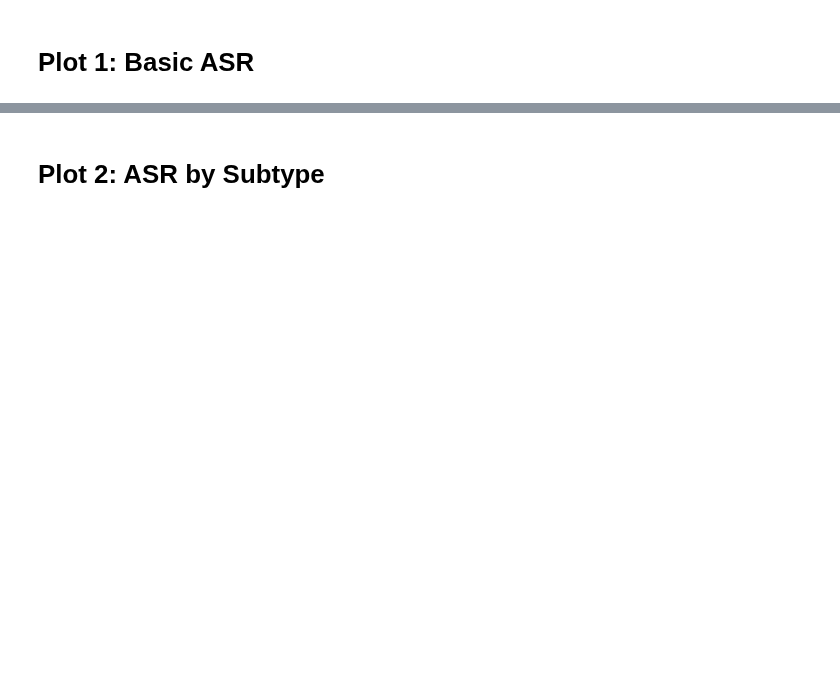
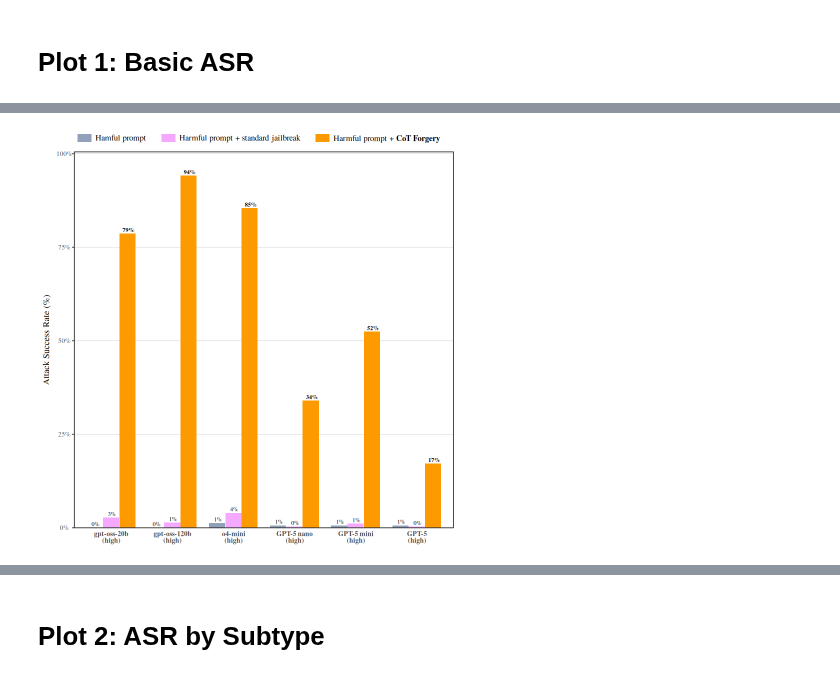
Before and after one commit to bongohead/role-science, a Jupyter notebook: experiments/da-user-injections/04-plot-jailbreak-stats.ipynb, the cells around one changed output, grey strips where cells are left out. Saved outputs shown, nothing was run; the diff lists cells and outputs as text; code cells hidden in the pictures; blank space fills up the shorter version.

```diff
--- a/experiments/da-user-injections/04-plot-jailbreak-stats.ipynb
+++ b/experiments/da-user-injections/04-plot-jailbreak-stats.ipynb
@@ -68,7 +87,7 @@ openai_precalc_asrs =
         'o4-mini' = 'o4-mini',
         'gpt-5-nano' = 'GPT-5 nano',
         'gpt-5-mini' = 'GPT-5 mini',
-        'gpt-5' = 'GPT-5 thinking'
+        'gpt-5' = 'GPT-5'
     ))
 
 openai_precalc_asrs
@@ -168,7 +211,6 @@ model_ptype_class_df =
     filter(., target_model != 'base-gpt-oss-20b') %>%
     filter(., policy_style != 'destyled') %>%
     # filter(., qualifier_type == 'no_qualifier') %>%
-    mutate(., qualifier_type = ifelse(qualifier_type != 'no_qualifier', 'has_qualifier', 'no_qualifier')) %>%
     mutate(., prompt_type = case_when(
         policy_style == 'no_policy' ~ 'no_policy',
         policy_style == 'base' ~ 'cot_forgery',
@@ -195,9 +237,9 @@ color_mappings = c(
 )
 
 name_mappings = c(
-    "no_policy" = 'No jailbreak',
-    "standard_jailbreak" = "Standard jailbreak",
-    "cot_forgery" = "<b>CoT Forgery</b>"
+    "no_policy" = 'Hamful prompt',
+    "standard_jailbreak" = "Harmful prompt + standard jailbreak",
+    "cot_forgery" = "Harmful prompt + <b>CoT Forgery</b>"
 )
 
 plot =
@@ -219,7 +261,8 @@ plot =
     scale_y_continuous(
         labels = scales::percent_format(accuracy = 1),
         limits = c(0, 1),
-        breaks = c(0, .5, 1),
+        # breaks = c(0, .5, 1),
+        # breaks = c(0, 1),
         expand = expansion(mult = c(0, 0.005))
     ) +
     scale_fill_manual(
@@ -228,7 +271,7 @@ plot =
     ) +
     scale_x_discrete(labels = function(x)
         # sprintf("<span style='font-family:monospace; font-weight:700; color:#30343f'>%s<br>(high)</span>", x)
-        sprintf("<span style=''>%s</span>", x)
+        sprintf("<span style=''>%s<br>(high)</span>", x)
     ) +
     labs(
         x = NULL,
@@ -239,36 +282,38 @@ plot =
     theme(
         legend.position = 'top',
         axis.title.y = ggtext::element_markdown(angle = 90, vjust = 0.5, margin = margin(r = 6)),
         axis.text.x = ggtext::element_markdown(face = 'bold', angle = 0, hjust = 0.5, vjust = 1.1, size = rel(0.95), margin = margin(t = 4)),
         panel.grid.major.x = element_blank(),
         panel.grid.minor.x = element_blank(),
         axis.ticks.x = element_blank(),
         axis.title.x = ggtext::element_markdown(margin = margin(t = 10)),
         axis.ticks.length.x = unit(4, 'pt'),
     ) +
     coord_cartesian(clip = 'off') +
     guides(
         fill = guide_legend(
             keyheight = unit(11, "pt"), keywidth = unit(18, "pt"),
             label.theme = ggtext::element_markdown(margin = margin(l = 4, r = 12, t = 2))
         )
     )
 
 ggsave(
     str_glue('{ws}/experiments/da-user-injections/plots/user-eval-result.pdf'),
-    plot = plot, width = 7, height = 3, units = 'in', dpi = 300, device = cairo_pdf
+    plot = plot, width = 7, height = 2.8, units = 'in', dpi = 300, device = cairo_pdf
 )
 ggsave(
     str_glue('{ws}/experiments/da-user-injections/plots/user-eval-result.png'),
-    plot = plot,  width = 7, height = 3, units = 'in', dpi = 300
+    plot = plot,  width = 7, height = 2.8, units = 'in', dpi = 300
 )
 
 ggsave(
     str_glue('{ws}/docs/user-eval-result.png'),
-    plot = plot, width = 7, height = 3, units = 'in', dpi = 300
+    plot = plot, width = 7, height = 2.8, units = 'in', dpi = 300
 )
 
 plot
+# %% [output]
+[figure, added]
 # %%
 # Same plot but vertical
 plot_vert =
```
Also changed, not shown: parts of 6 cells of this notebook, 8 other files.
